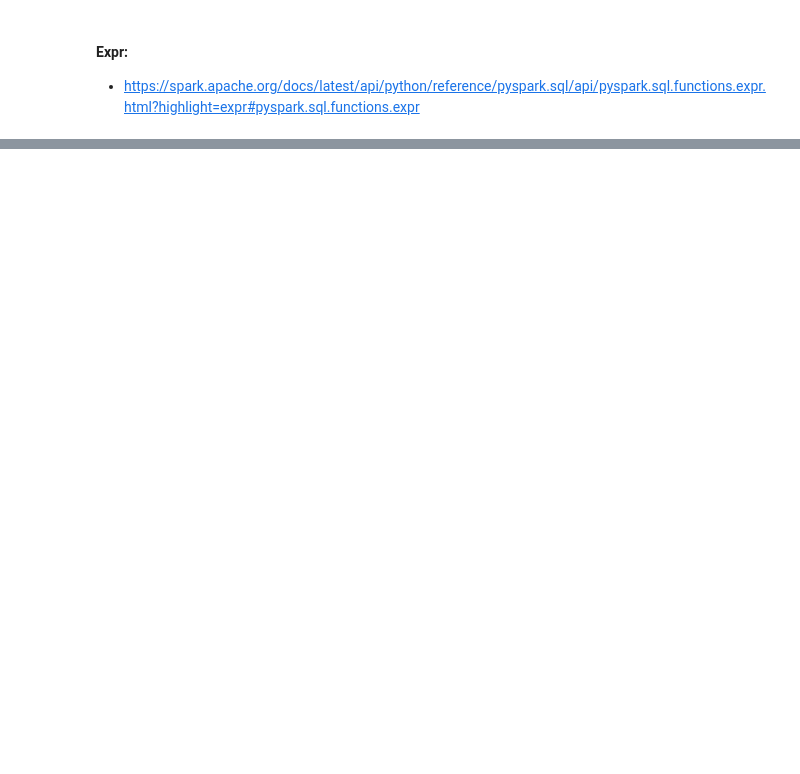
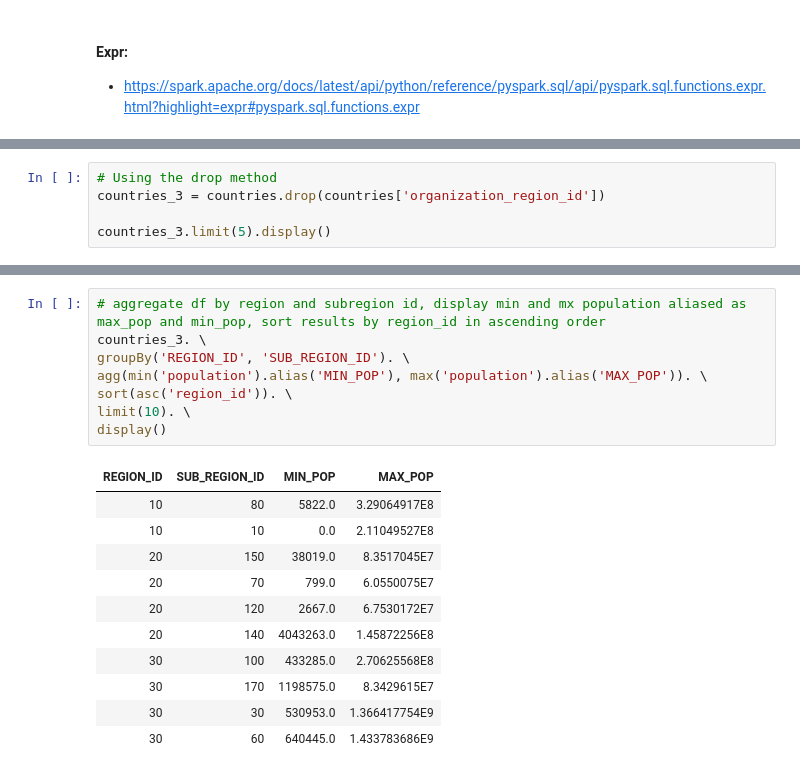
Before and after one commit to HristiyanIvanovski/SparkSQL-data-analysis-and-transformation, a Jupyter notebook: Data transformation.ipynb, the cells around one changed output, grey strips where cells are left out. Cells and saved outputs as stored; diff of their text form; blank space fills up the shorter version.

Commit message:
new methods

```diff
--- a/Data transformation.ipynb
+++ b/Data transformation.ipynb
@@ -264,0 +304,5 @@ countries.withColumn(
+# %%
+# Using the drop method
+countries_3 = countries.drop(countries['organization_region_id'])
+
+countries_3.limit(5).display()
@@ -264,0 +334,20 @@ countries.withColumn(
+# %%
+# aggregate df by region and subregion id, display min and mx population aliased as max_pop and min_pop, sort results by region_id in ascending order
+countries_3. \
+groupBy('REGION_ID', 'SUB_REGION_ID'). \
+agg(min('population').alias('MIN_POP'), max('population').alias('MAX_POP')). \
+sort(asc('region_id')). \
+limit(10). \
+display()
+# %% [output]
+| REGION_ID | SUB_REGION_ID | MIN_POP | MAX_POP |
+| 10 | 80 | 5822.0 | 3.29064917E8 |
+| 10 | 10 | 0.0 | 2.11049527E8 |
+| 20 | 150 | 38019.0 | 8.3517045E7 |
+| 20 | 70 | 799.0 | 6.0550075E7 |
+| 20 | 120 | 2667.0 | 6.7530172E7 |
+| 20 | 140 | 4043263.0 | 1.45872256E8 |
+| 30 | 100 | 433285.0 | 2.70625568E8 |
+| 30 | 170 | 1198575.0 | 8.3429615E7 |
+| 30 | 30 | 530953.0 | 1.366417754E9 |
+| 30 | 60 | 640445.0 | 1.433783686E9 |
```
Also changed, not shown: parts of 22 cells of this notebook.
